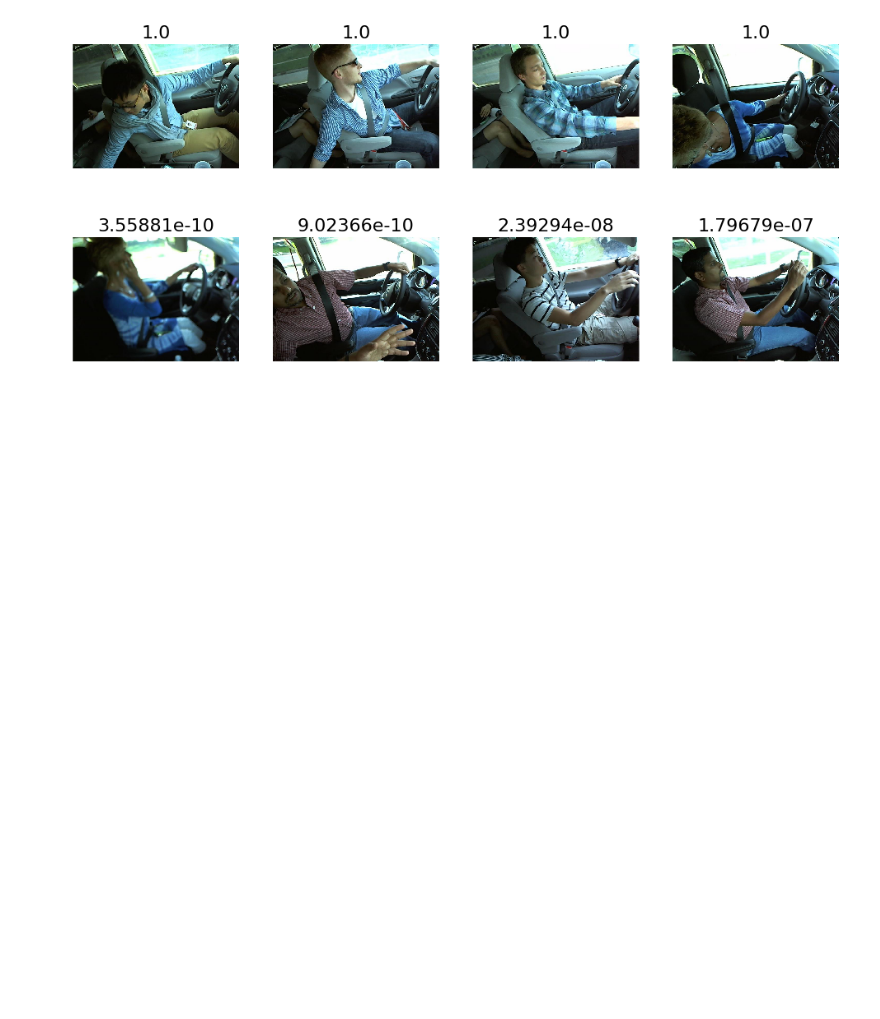
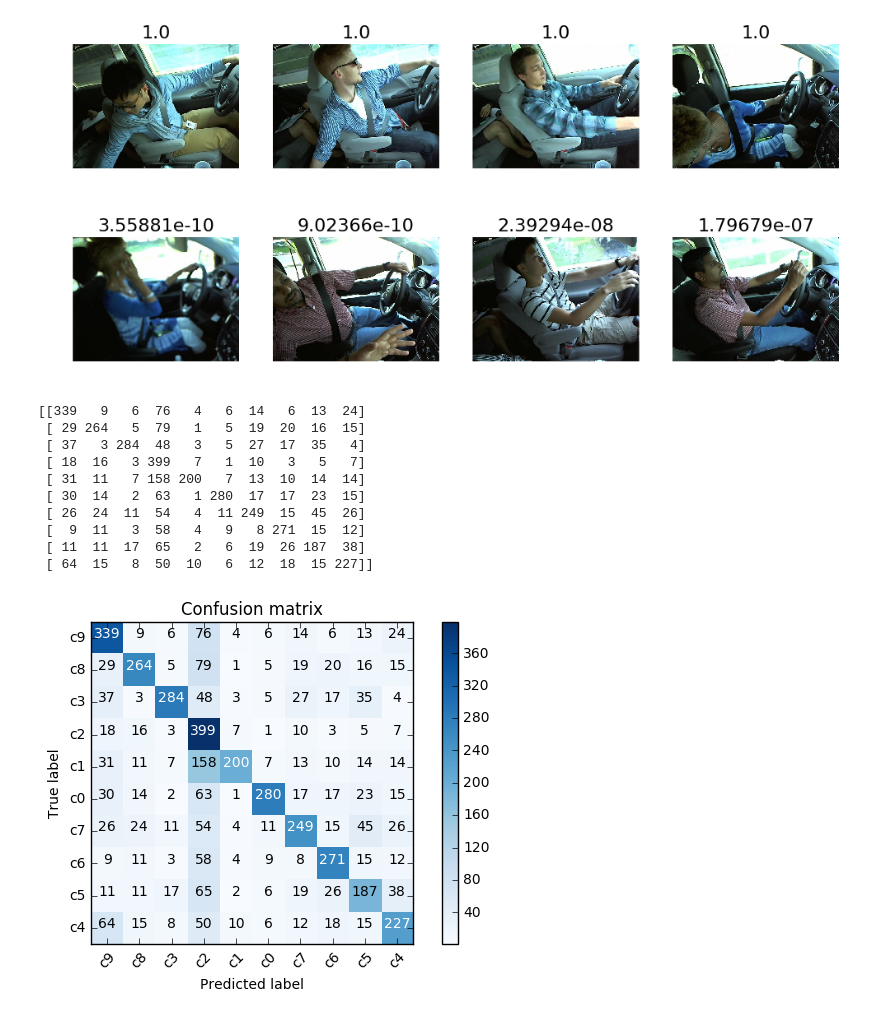
Before and after one commit to manibatra/fast.ai, a Jupyter notebook: lesson_2_statefarm.ipynb, the cells around one changed output. Saved outputs shown, nothing was run; the diff lists cells and outputs as text; code cells hidden in the pictures; blank space fills up the shorter version.

Commit message:
created confusion matrix

```diff
--- a/lesson_2_statefarm.ipynb
+++ b/lesson_2_statefarm.ipynb
@@ -238,3 +238,20 @@ idx = np.argsort(probs_incorrect)[:4]
 plots_idx(incorrect[idx], probs_incorrect[idx])
 # %% [output]
 [figure]
+# %%
+#creating the confustion matrix
+cm = confusion_matrix(val_classes, preds)
+# %%
+plot_confusion_matrix(cm, val_batches.class_indices)
+# %% [output]
+[[339   9   6  76   4   6  14   6  13  24]
+ [ 29 264   5  79   1   5  19  20  16  15]
+ [ 37   3 284  48   3   5  27  17  35   4]
+ [ 18  16   3 399   7   1  10   3   5   7]
+ [ 31  11   7 158 200   7  13  10  14  14]
+ [ 30  14   2  63   1 280  17  17  23  15]
+ [ 26  24  11  54   4  11 249  15  45  26]
+ [  9  11   3  58   4   9   8 271  15  12]
+ [ 11  11  17  65   2   6  19  26 187  38]
+ [ 64  15   8  50  10   6  12  18  15 227]]
+[figure, added]
```
Also changed, not shown: parts of 1 cell of this notebook.
